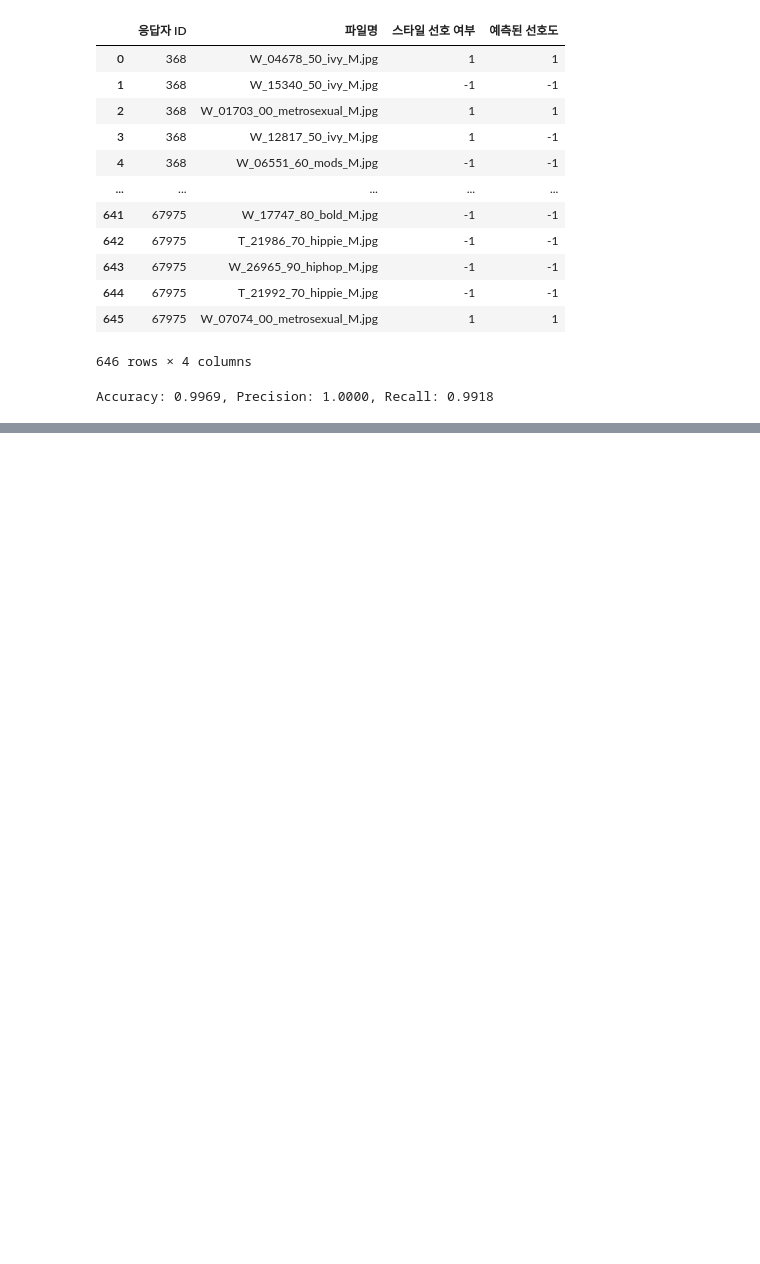
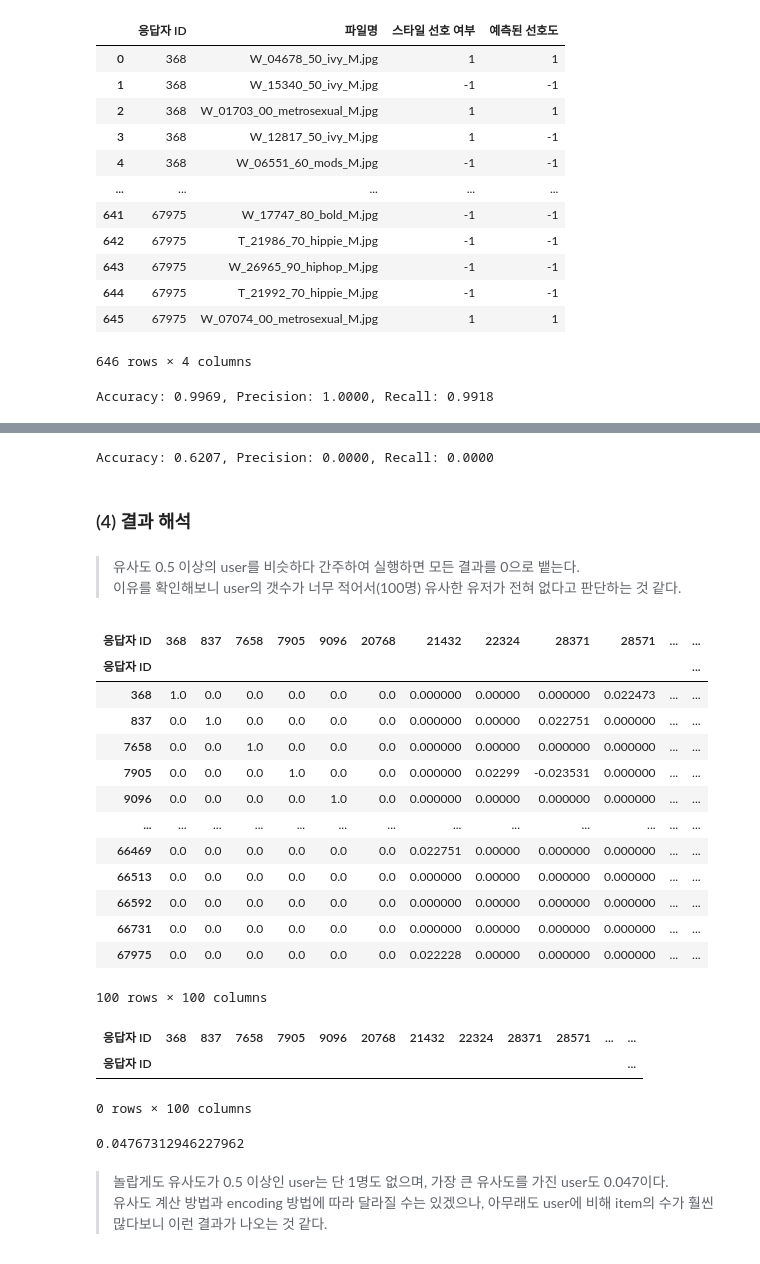
Before and after one commit to editdiary/DCC, a Jupyter notebook: Mission3/mission3-1.ipynb, the cells around one changed output, grey strips where cells are left out. Drawn from its saved outputs; the diff is of its cells as text; code cells hidden in the pictures; blank space fills up the shorter version.

```diff
--- a/Mission3/mission3-1.ipynb
+++ b/Mission3/mission3-1.ipynb
@@ -227,0 +382,62 @@ Accuracy: 0.9969, Precision: 1.0000, Recall: 0.9918
+# %%
+# 성능지표 평가 (Accuracy / Precision / Recall)
+from sklearn.metrics import accuracy_score, precision_score, recall_score
+
+accuracy = accuracy_score(total_dup_pref['스타일 선호 여부'], total_dup_pref['예측된 선호도'])
+precision = precision_score(total_dup_pref['스타일 선호 여부'], total_dup_pref['예측된 선호도'])
+recall = recall_score(total_dup_pref['스타일 선호 여부'], total_dup_pref['예측된 선호도'])
+
+print(f"Accuracy: {accuracy:.4f}, Precision: {precision:.4f}, Recall: {recall:.4f}")
+# %% [output]
+Accuracy: 0.6207, Precision: 0.0000, Recall: 0.0000
+# %% [markdown]
+### (4) 결과 해석
+# %% [markdown]
+> 유사도 0.5 이상의 user를 비슷하다 간주하여 실행하면 모든 결과를 0으로 뱉는다.<br>
+> 이유를 확인해보니 user의 갯수가 너무 적어서(100명) 유사한 유저가 전혀 없다고 판단하는 것 같다.
+# %%
+# user 간 유사도 행렬
+t_user_similarity_df
+# %% [output]
+| 응답자 ID | 368 | 837 | 7658 | 7905 | 9096 | 20768 | 21432 | 22324 | 28371 | 28571 | ... | ... |
+| 응답자 ID |  |  |  |  |  |  |  |  |  |  |  | ... |
+| 368 | 1.0 | 0.0 | 0.0 | 0.0 | 0.0 | 0.0 | 0.000000 | 0.00000 | 0.000000 | 0.022473 | ... | ... |
+| 837 | 0.0 | 1.0 | 0.0 | 0.0 | 0.0 | 0.0 | 0.000000 | 0.00000 | 0.022751 | 0.000000 | ... | ... |
+| 7658 | 0.0 | 0.0 | 1.0 | 0.0 | 0.0 | 0.0 | 0.000000 | 0.00000 | 0.000000 | 0.000000 | ... | ... |
+| 7905 | 0.0 | 0.0 | 0.0 | 1.0 | 0.0 | 0.0 | 0.000000 | 0.02299 | -0.023531 | 0.000000 | ... | ... |
+| 9096 | 0.0 | 0.0 | 0.0 | 0.0 | 1.0 | 0.0 | 0.000000 | 0.00000 | 0.000000 | 0.000000 | ... | ... |
+| ... | ... | ... | ... | ... | ... | ... | ... | ... | ... | ... | ... | ... |
+| 66469 | 0.0 | 0.0 | 0.0 | 0.0 | 0.0 | 0.0 | 0.022751 | 0.00000 | 0.000000 | 0.000000 | ... | ... |
+| 66513 | 0.0 | 0.0 | 0.0 | 0.0 | 0.0 | 0.0 | 0.000000 | 0.00000 | 0.000000 | 0.000000 | ... | ... |
+| 66592 | 0.0 | 0.0 | 0.0 | 0.0 | 0.0 | 0.0 | 0.000000 | 0.00000 | 0.000000 | 0.000000 | ... | ... |
+| 66731 | 0.0 | 0.0 | 0.0 | 0.0 | 0.0 | 0.0 | 0.000000 | 0.00000 | 0.000000 | 0.000000 | ... | ... |
+| 67975 | 0.0 | 0.0 | 0.0 | 0.0 | 0.0 | 0.0 | 0.022228 | 0.00000 | 0.000000 | 0.000000 | ... | ... |
+100 rows × 100 columns
+# %%
+# 유사도가 높은(0.5 이상) user 정보를 확인
+import numpy as np
+user_similar_df = t_user_similarity_df.copy()
+
+# 대각 행렬을 0으로 만들기
+np.fill_diagonal(user_similar_df.values, 0)
+
+# 유사도가 0.5 이상인 요소만 남기고 나머지는 0으로 설정
+df_filtered = user_similar_df.where(user_similar_df >= 0.5, 0)
+
+# 각 행에서 0이 아닌 값을 가진 열만 선택
+result = df_filtered.apply(lambda x: x[x != 0])
+
+# 결과 출력
+result
+# %% [output]
+| 응답자 ID | 368 | 837 | 7658 | 7905 | 9096 | 20768 | 21432 | 22324 | 28371 | 28571 | ... | ... |
+| 응답자 ID |  |  |  |  |  |  |  |  |  |  |  | ... |
+0 rows × 100 columns
+# %%
+# 가장 높은 유사도를 가진 값 확인
+user_similar_df.values.max()
+# %% [output]
+0.04767312946227962
+# %% [markdown]
+> 놀랍게도 유사도가 0.5 이상인 user는 단 1명도 없으며, 가장 큰 유사도를 가진 user도 0.047이다.<br>
+> 유사도 계산 방법과 encoding 방법에 따라 달라질 수는 있겠으나, 아무래도 user에 비해 item의 수가 훨씬 많다보니 이런 결과가 나오는 것 같다.
```
Also changed, not shown: parts of 14 cells of this notebook.
